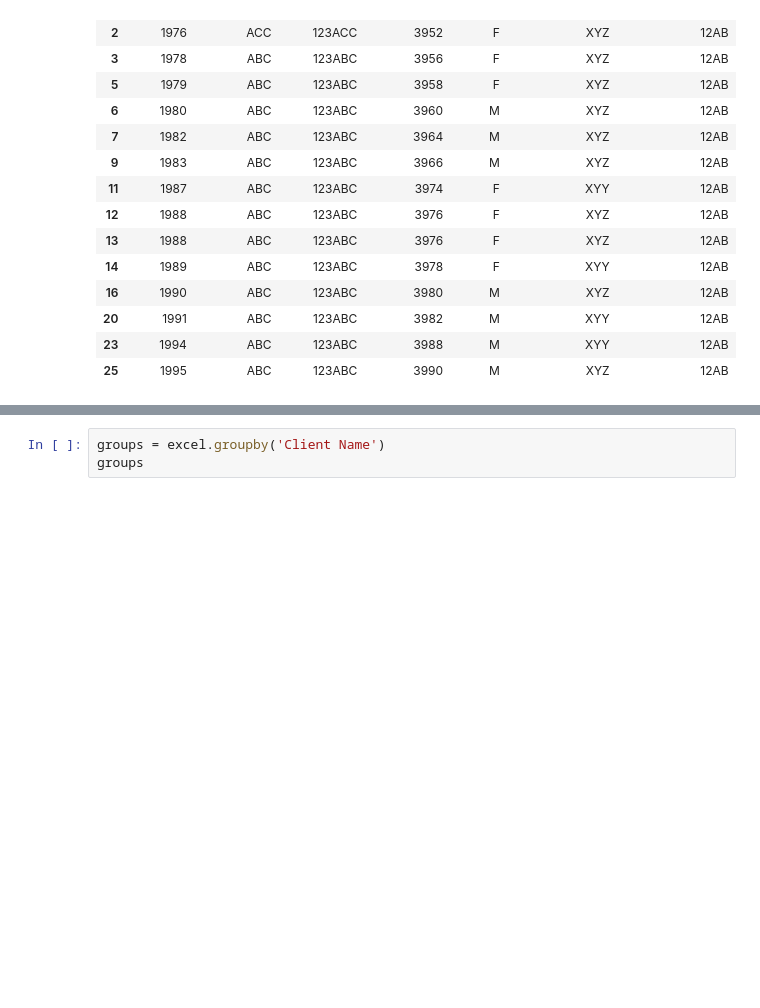
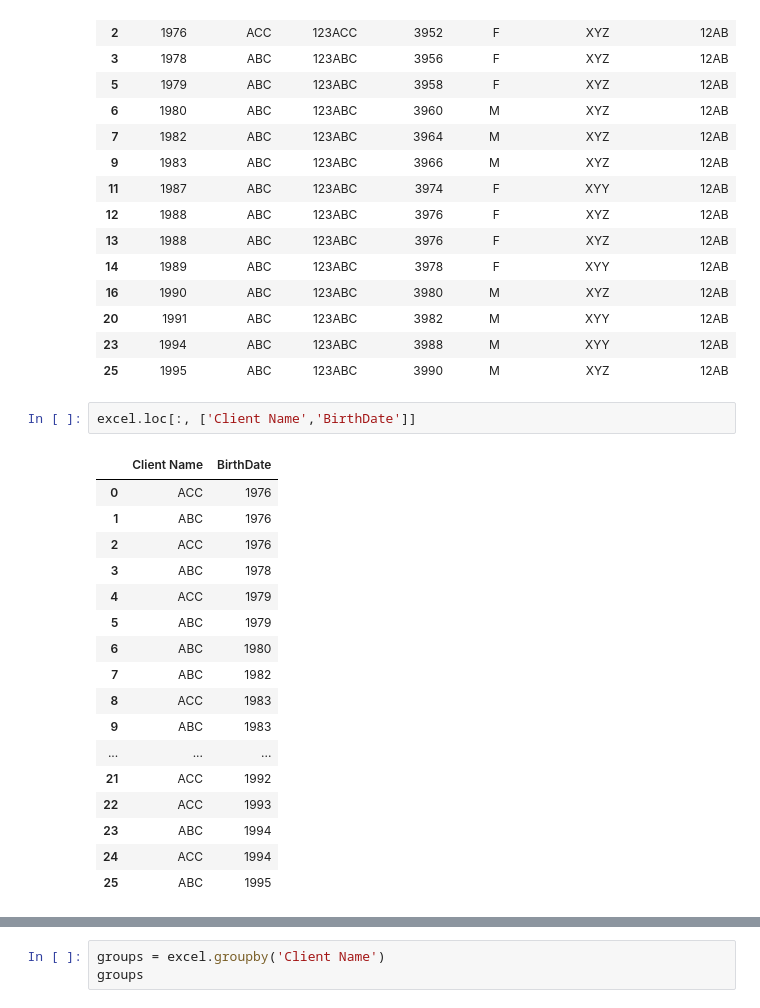
Before and after one commit to LongOnly/Training, a Jupyter notebook: Module 3.ipynb, the cells around one changed output, grey strips where cells are left out. Drawn from its saved outputs; the diff is of its cells as text; blank space fills up the shorter version.

```diff
--- a/Module 3.ipynb
+++ b/Module 3.ipynb
@@ -394,3 +402,23 @@ excel[(excel['BirthDate'] == 1976) | (excel['Client Name'] == 'ABC')]# | = OR
 | 20 | 1991 | ABC | 123ABC | 3982 | M | XYY | 12AB |
 | 23 | 1994 | ABC | 123ABC | 3988 | M | XYY | 12AB |
 | 25 | 1995 | ABC | 123ABC | 3990 | M | XYZ | 12AB |
+# %%
+excel.loc[:, ['Client Name','BirthDate']]
+# %% [output]
+|  | Client Name | BirthDate |
+| 0 | ACC | 1976 |
+| 1 | ABC | 1976 |
+| 2 | ACC | 1976 |
+| 3 | ABC | 1978 |
+| 4 | ACC | 1979 |
+| 5 | ABC | 1979 |
+| 6 | ABC | 1980 |
+| 7 | ABC | 1982 |
+| 8 | ACC | 1983 |
+| 9 | ABC | 1983 |
+| ... | ... | ... |
+| 21 | ACC | 1992 |
+| 22 | ACC | 1993 |
+| 23 | ABC | 1994 |
+| 24 | ACC | 1994 |
+| 25 | ABC | 1995 |
```
Also changed, not shown: parts of 35 cells of this notebook.
